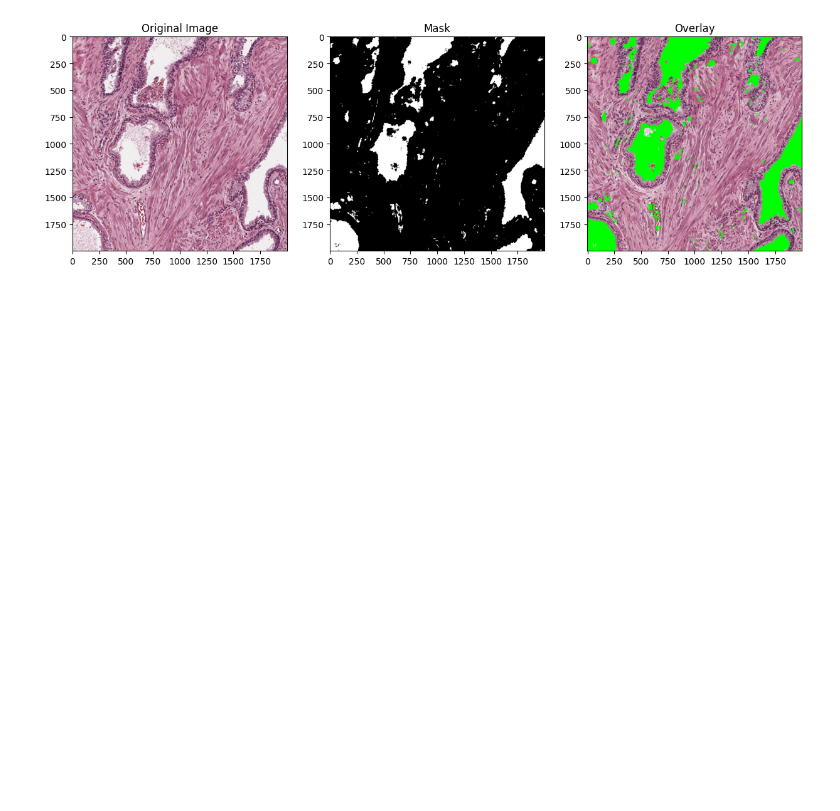
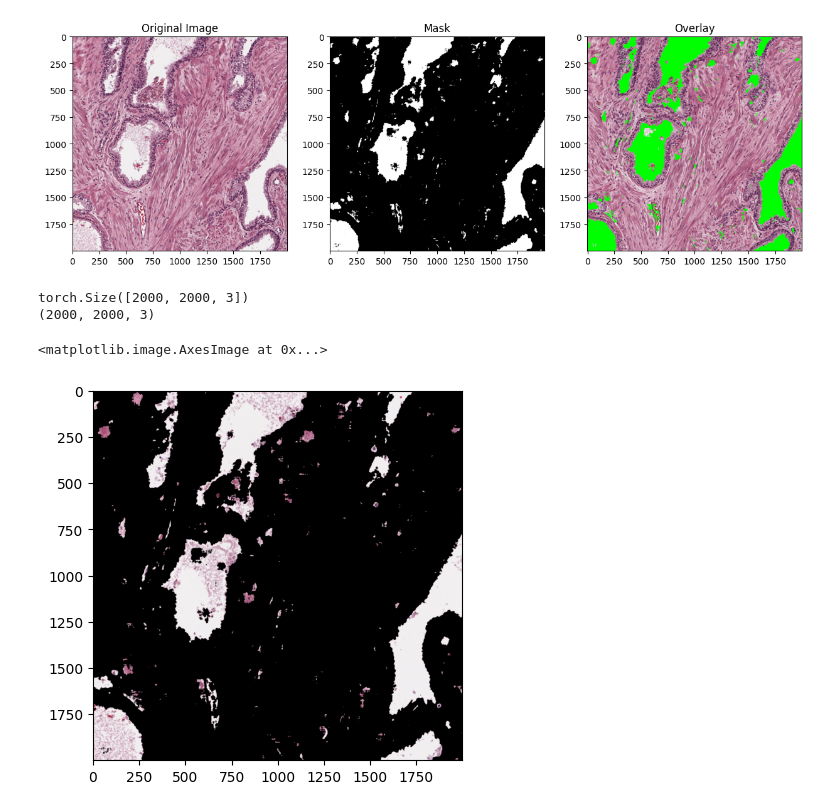
Before and after one commit to srmedinac/Gland-Lumen-Segmentation, a Jupyter notebook: inference.ipynb, the cells around one changed output. Drawn from its saved outputs; the diff is of its cells as text; code cells hidden in the pictures; blank space fills up the shorter version.

```diff
--- a/inference.ipynb
+++ b/inference.ipynb
@@ -109,3 +110,19 @@ plt.show()
 # %% [output]
 Clipping input data to the valid range for imshow with RGB data ([0..1] for floats or [0..255] for integers).
 [figure]
+# %%
+# keep only the masked tissue regions
+print(sample_img.shape)
+image_masked = np.zeros_like(sample_img)
+print(image_masked.shape)
+# Copy the pixels from the original image where the mask equals 1
+image_masked[segmentation_mask == 1] = sample_img[segmentation_mask == 1]
+
+# Save the new image
+#plt.imsave('masked_image.png', image_masked)
+plt.imshow(image_masked)
+# %% [output]
+torch.Size([2000, 2000, 3])
+(2000, 2000, 3)
+<matplotlib.image.AxesImage at 0x...>
+[figure, added]
```
Also changed, not shown: parts of 3 cells of this notebook.
